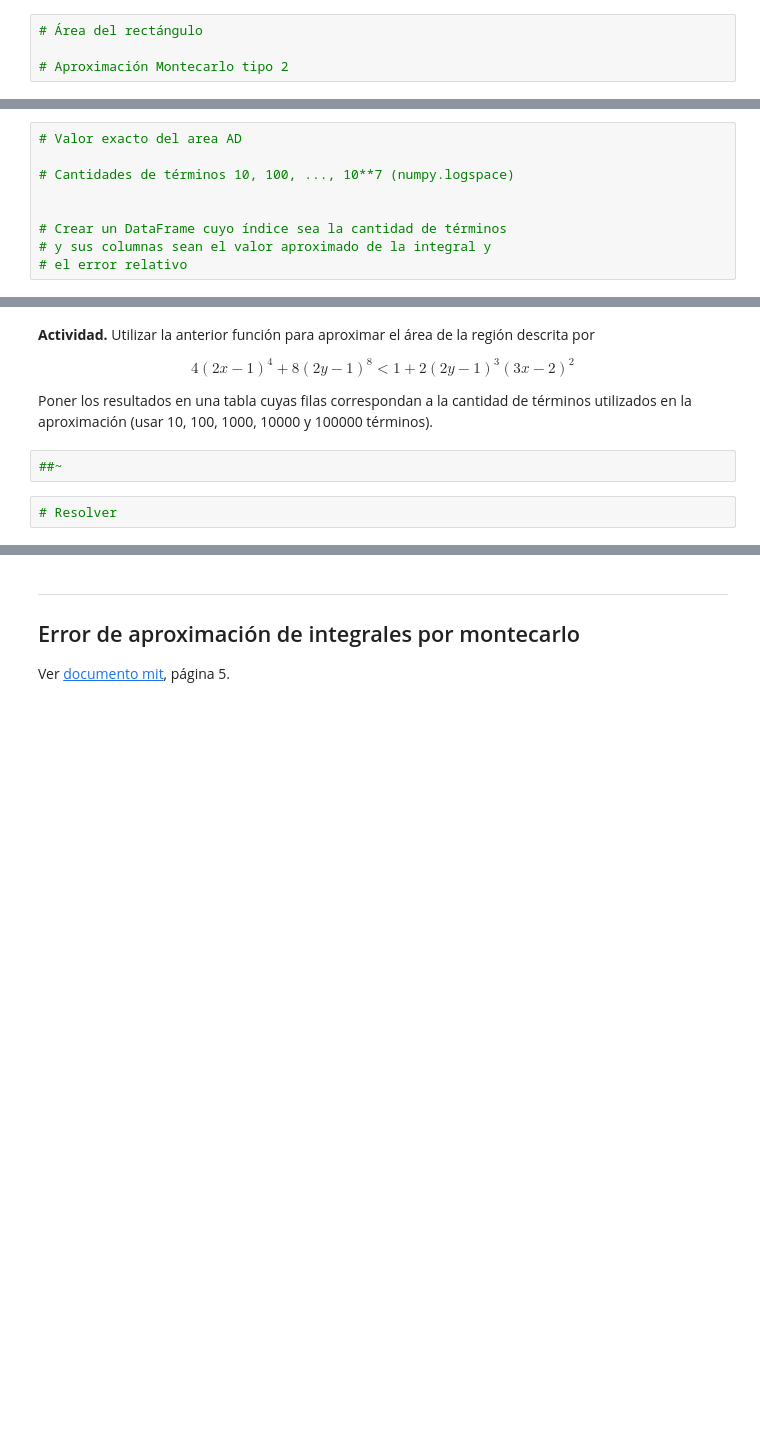
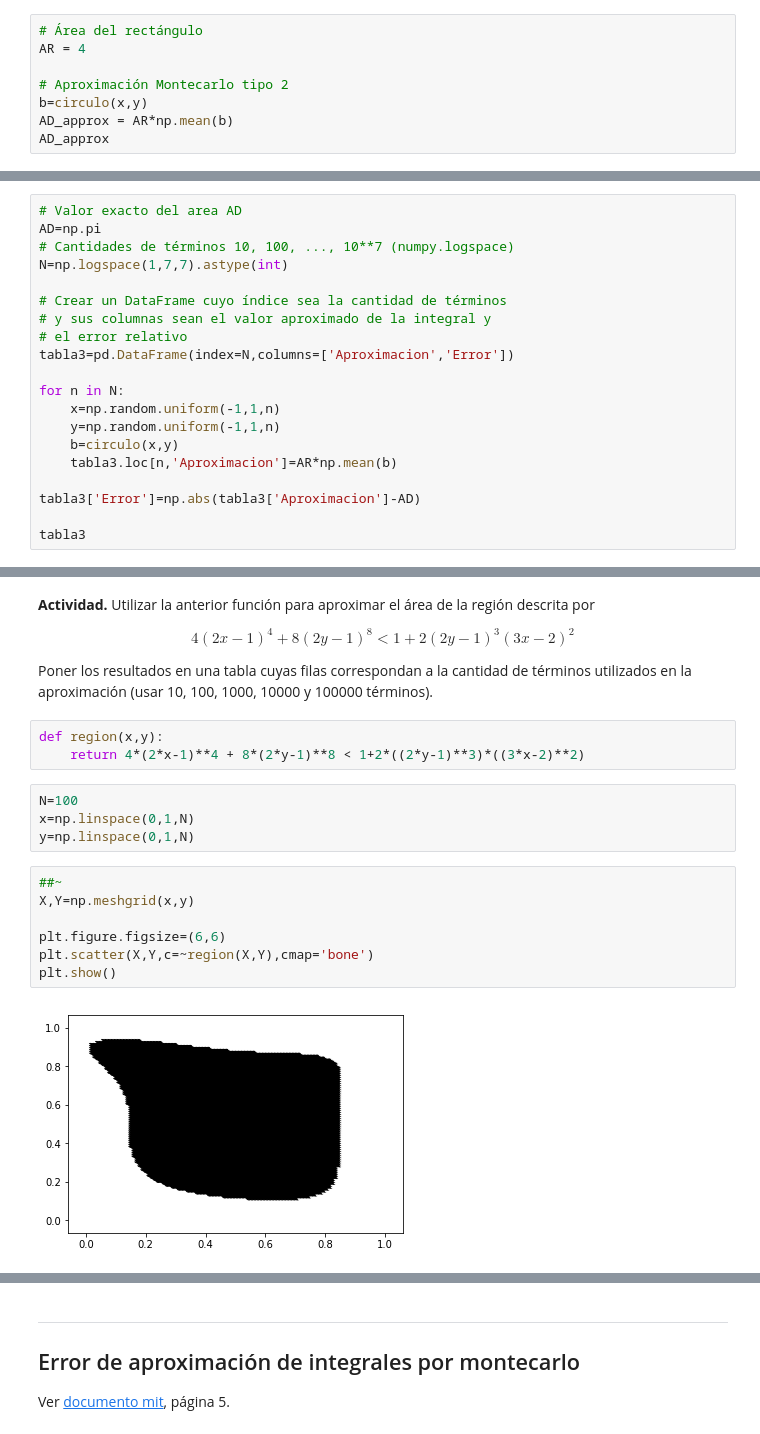
Before and after one commit to luischi1/Simulaci-n-matem-tica, a Jupyter notebook: Clase10_IntegracionMontecarlo actualizada.ipynb, the cells around one changed output, grey strips where cells are left out. Saved outputs shown, nothing was run; the diff lists cells and outputs as text; blank space fills up the shorter version.

```diff
--- a/Clase10_IntegracionMontecarlo actualizada.ipynb
+++ b/Clase10_IntegracionMontecarlo actualizada.ipynb
@@ -354,4 +392,8 @@ $$A(\mathcal{D})\approx \frac{A(\mathcal{R})}{N}\sum_{i=1}^{N}b_i.$$
 # %%
 # Área del rectángulo
+AR = 4
 
 # Aproximación Montecarlo tipo 2
+b=circulo(x,y)
+AD_approx = AR*np.mean(b)
+AD_approx
@@ -359,10 +403,21 @@ $$A(\mathcal{D})\approx \frac{A(\mathcal{R})}{N}\sum_{i=1}^{N}b_i.$$
 De nuevo, comparemos con el valor exacto.
 # %%
 # Valor exacto del area AD
-
+AD=np.pi
 # Cantidades de términos 10, 100, ..., 10**7 (numpy.logspace)
-
+N=np.logspace(1,7,7).astype(int)
 
 # Crear un DataFrame cuyo índice sea la cantidad de términos
 # y sus columnas sean el valor aproximado de la integral y
 # el error relativo
+tabla3=pd.DataFrame(index=N,columns=['Aproximacion','Error'])
+
+for n in N:
+    x=np.random.uniform(-1,1,n)
+    y=np.random.uniform(-1,1,n)
+    b=circulo(x,y)
+    tabla3.loc[n,'Aproximacion']=AR*np.mean(b)
+
+tabla3['Error']=np.abs(tabla3['Aproximacion']-AD)
+
+tabla3
@@ -381,7 +451,19 @@ y que devuelva la aproximación montecarlo tipo 2 del area de la region.
 $$4(2x-1)^4+8(2y-1)^8<1+2(2y-1)^3(3x-2)^2$$
 
 Poner los resultados en una tabla cuyas filas correspondan a la cantidad de términos utilizados en la aproximación (usar 10, 100, 1000, 10000 y 100000 términos).
-# %%
-##~
-# %%
-# Resolver
+# %%
+def region(x,y):
+    return 4*(2*x-1)**4 + 8*(2*y-1)**8 < 1+2*((2*y-1)**3)*((3*x-2)**2)
+# %%
+N=100
+x=np.linspace(0,1,N)
+y=np.linspace(0,1,N)
+# %%
+##~
+X,Y=np.meshgrid(x,y)
+
+plt.figure.figsize=(6,6)
+plt.scatter(X,Y,c=~region(X,Y),cmap='bone')
+plt.show()
+# %% [output]
+[figure, added]
```
Also changed, not shown: parts of 16 cells of this notebook.
